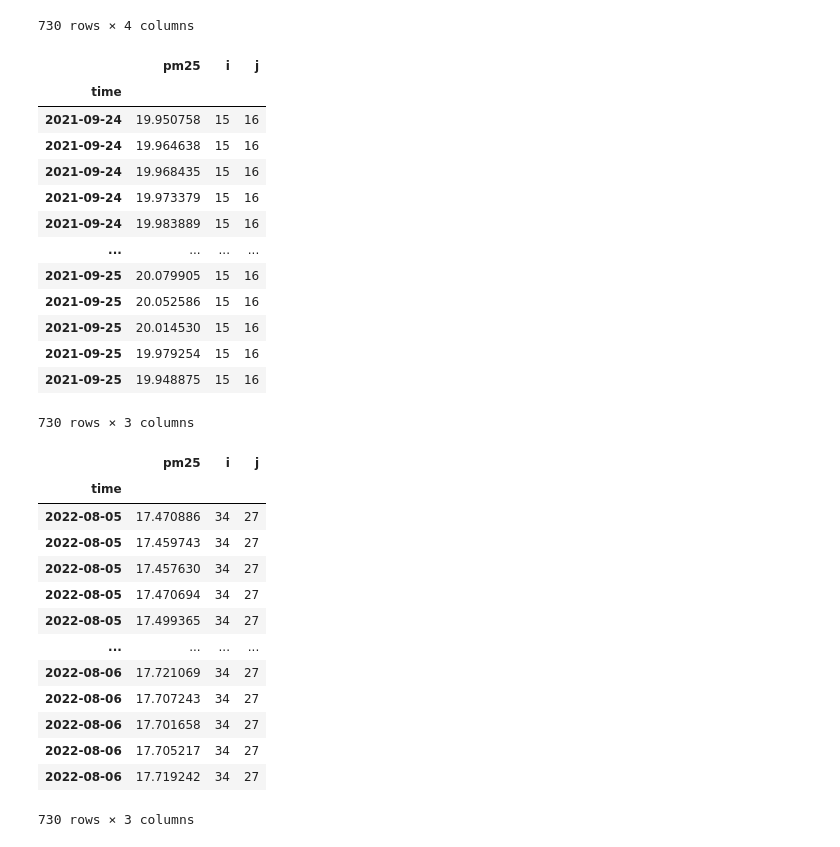
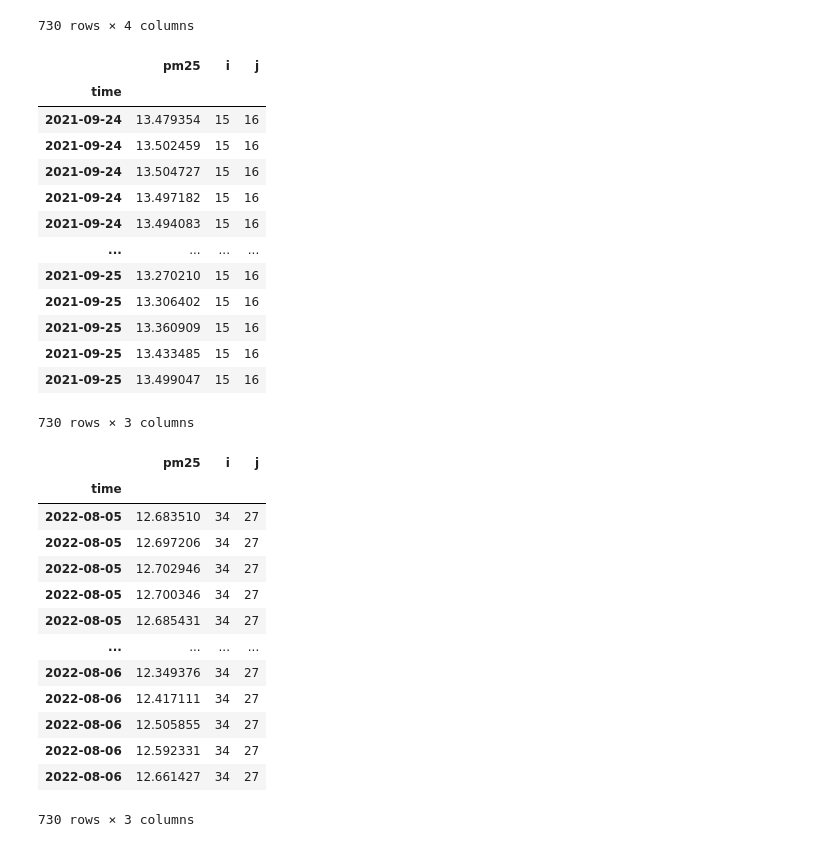
Before and after one commit to tphiepbk/air_quality_index_project, a Jupyter notebook: 4_mpair_data_2021_2022_all_locations.ipynb, the cells around one changed output. Cells and saved outputs as stored; diff of their text form; code cells hidden in the pictures.

```diff
--- a/4_mpair_data_2021_2022_all_locations.ipynb
+++ b/4_mpair_data_2021_2022_all_locations.ipynb
@@ -426,0 +465,4 @@ pd.DataFrame(y_train_scaled, columns=y_train.columns)
+# %%
+mpair_yval_scaler = MinMaxScaler()
+y_val_scaled = mpair_yval_scaler.fit_transform(y_val)
+pd.DataFrame(y_val_scaled, columns=y_val.columns)
@@ -444,0 +501,4 @@ pd.DataFrame(X_test_scaled, columns=X_test.columns)
+# %%
+mpair_ytest_scaler = MinMaxScaler()
+y_test_scaled = mpair_ytest_scaler.fit_transform(y_test)
+pd.DataFrame(y_test_scaled, columns=y_test.columns)
@@ -444,0 +519,4 @@ pd.DataFrame(X_test_scaled, columns=X_test.columns)
+# %%
+mpair_Xinference_scaler = MinMaxScaler()
+X_inference_scaled = mpair_Xinference_scaler.fit_transform(X_inference)
+pd.DataFrame(X_inference_scaled, columns=X_inference.columns)
@@ -746,0 +917,15 @@ df_predicted.shape = (708100, 3)
+# %%
+df_mpair_inference, mae, mse, r2 = predictLSTM(X_train=X_train_scaled_lstms2s_encoded,
+            y_train=y_train_scaled,
+            X_val=X_val_scaled_lstms2s_encoded,
+            y_val=y_val_scaled,
+            X_test=X_test_scaled_lstms2s_encoded,
+            y_test=y_test_scaled,
+            X_inference=X_inference_scaled_lstms2s_encoded)
+
+evaluation_board['dim_reduction_method'].append("LSTM-Seq2Seq")
+evaluation_board['dim_after_reduction'].append(X_train_scaled_lstms2s_encoded.shape[-1])
+evaluation_board['prediction_method'].append("LSTM")
+evaluation_board['mae (test data)'].append(mae)
+evaluation_board['mse (test data)'].append(mse)
+evaluation_board['r2 (test data)'].append(r2)
@@ -774,40 +998,40 @@ df_location_with_station
 | 2021-09-24 | 15 | 14 | 213.0 | 23.598236 |
 730 rows × 4 columns
 # %%
-df_nearest_location = df_mpair_predicted.loc[(df_mpair_predicted["i"] == nearest_location[0]) & (df_mpair_predicted["j"] == nearest_location[1])]
+df_nearest_location = df_mpair_inference.loc[(df_mpair_inference["i"] == nearest_location[0]) & (df_mpair_inference["j"] == nearest_location[1])]
 df_nearest_location
 # %% [output]
 |  | pm25 | i | j |
 | time |  |  |  |
-| 2021-09-24 | 19.950758 | 15 | 16 |
-| 2021-09-24 | 19.964638 | 15 | 16 |
-| 2021-09-24 | 19.968435 | 15 | 16 |
-| 2021-09-24 | 19.973379 | 15 | 16 |
-| 2021-09-24 | 19.983889 | 15 | 16 |
+| 2021-09-24 | 13.479354 | 15 | 16 |
+| 2021-09-24 | 13.502459 | 15 | 16 |
+| 2021-09-24 | 13.504727 | 15 | 16 |
+| 2021-09-24 | 13.497182 | 15 | 16 |
+| 2021-09-24 | 13.494083 | 15 | 16 |
 | ... | ... | ... | ... |
-| 2021-09-25 | 20.079905 | 15 | 16 |
-| 2021-09-25 | 20.052586 | 15 | 16 |
-| 2021-09-25 | 20.014530 | 15 | 16 |
-| 2021-09-25 | 19.979254 | 15 | 16 |
-| 2021-09-25 | 19.948875 | 15 | 16 |
+| 2021-09-25 | 13.270210 | 15 | 16 |
+| 2021-09-25 | 13.306402 | 15 | 16 |
+| 2021-09-25 | 13.360909 | 15 | 16 |
+| 2021-09-25 | 13.433485 | 15 | 16 |
+| 2021-09-25 | 13.499047 | 15 | 16 |
 730 rows × 3 columns
 # %%
-df_random_location = df_mpair_predicted.loc[(df_mpair_predicted["i"] == random_location[0]) & (df_mpair_predicted["j"] == random_location[1])]
+df_random_location = df_mpair_inference.loc[(df_mpair_inference["i"] == random_location[0]) & (df_mpair_inference["j"] == random_location[1])]
 df_random_location
 # %% [output]
 |  | pm25 | i | j |
 | time |  |  |  |
-| 2022-08-05 | 17.470886 | 34 | 27 |
-| 2022-08-05 | 17.459743 | 34 | 27 |
-| 2022-08-05 | 17.457630 | 34 | 27 |
-| 2022-08-05 | 17.470694 | 34 | 27 |
-| 2022-08-05 | 17.499365 | 34 | 27 |
+| 2022-08-05 | 12.683510 | 34 | 27 |
+| 2022-08-05 | 12.697206 | 34 | 27 |
+| 2022-08-05 | 12.702946 | 34 | 27 |
+| 2022-08-05 | 12.700346 | 34 | 27 |
+| 2022-08-05 | 12.685431 | 34 | 27 |
 | ... | ... | ... | ... |
-| 2022-08-06 | 17.721069 | 34 | 27 |
-| 2022-08-06 | 17.707243 | 34 | 27 |
-| 2022-08-06 | 17.701658 | 34 | 27 |
-| 2022-08-06 | 17.705217 | 34 | 27 |
-| 2022-08-06 | 17.719242 | 34 | 27 |
+| 2022-08-06 | 12.349376 | 34 | 27 |
+| 2022-08-06 | 12.417111 | 34 | 27 |
+| 2022-08-06 | 12.505855 | 34 | 27 |
+| 2022-08-06 | 12.592331 | 34 | 27 |
+| 2022-08-06 | 12.661427 | 34 | 27 |
 730 rows × 3 columns
 # %%
 print(f"location_with_station = {location_with_station}")
```
Also changed, not shown: parts of 65 cells of this notebook, 3 other files.
